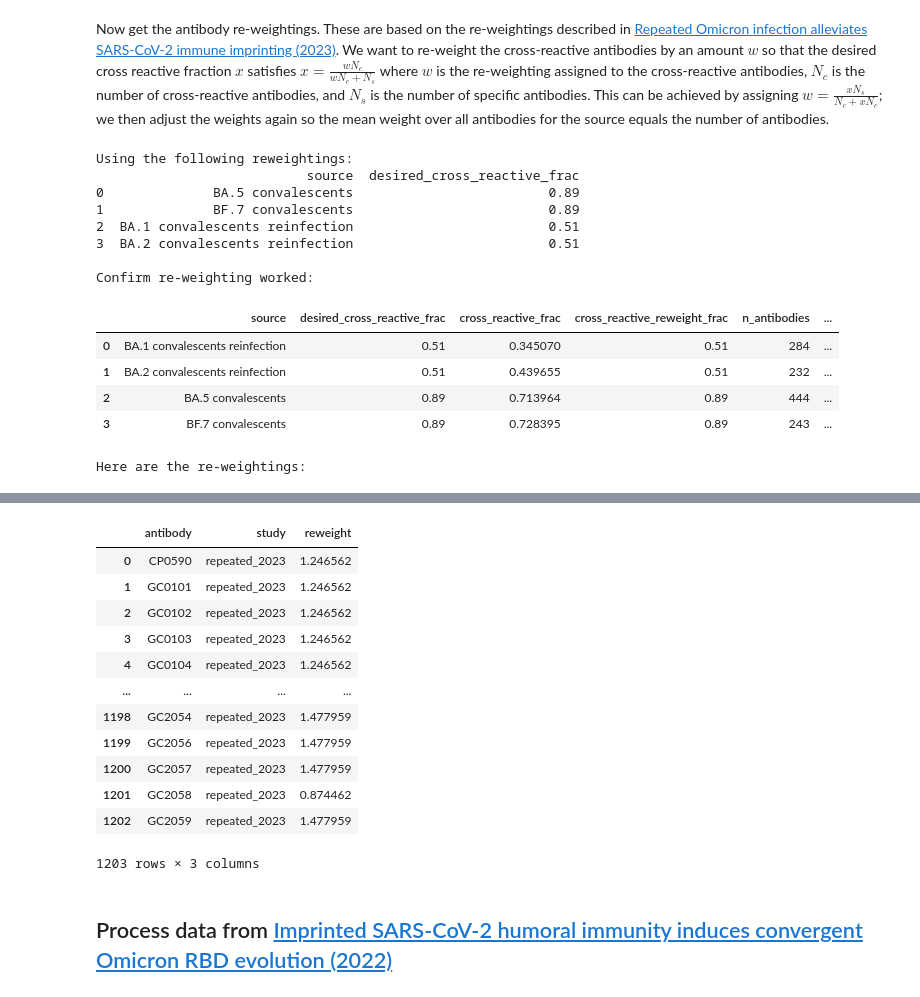
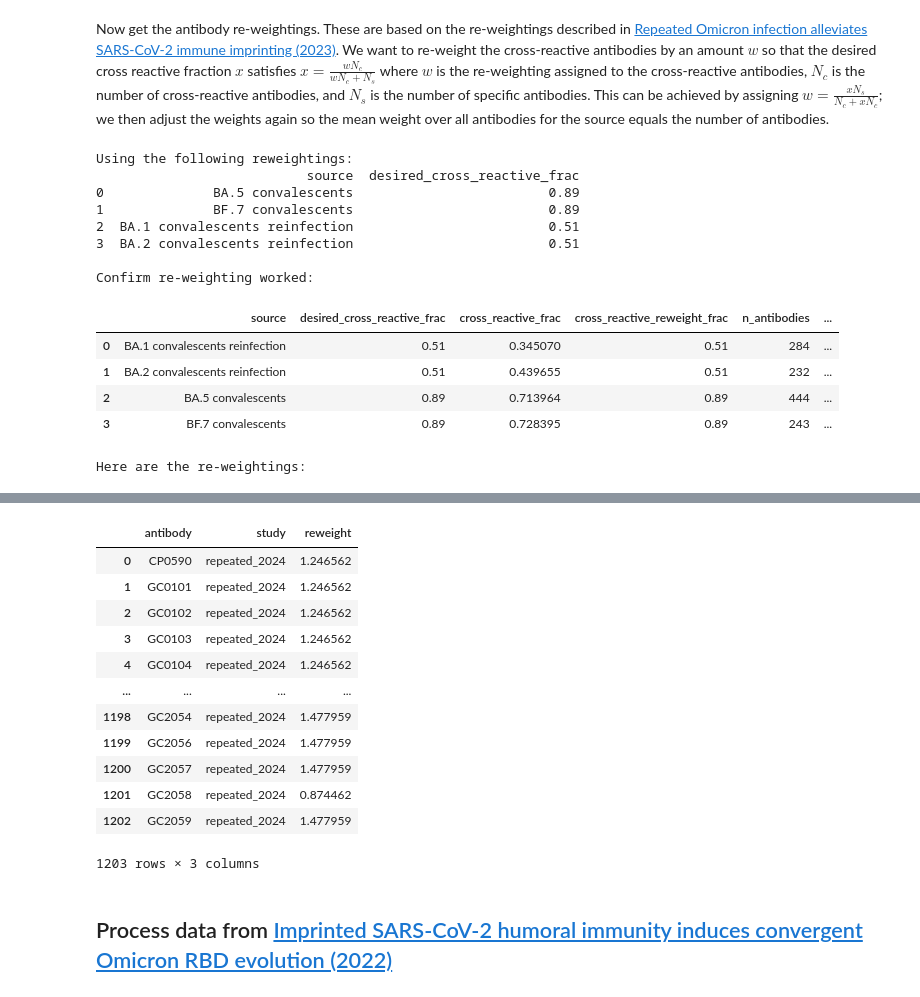
Before and after one commit to jbloomlab/SARS2-RBD-escape-calc, a Jupyter notebook: process_data.ipynb, the cells around one changed output, grey strips where cells are left out. Saved outputs shown, nothing was run; the diff lists cells and outputs as text; code cells hidden in the pictures.

```diff
--- a/process_data.ipynb
+++ b/process_data.ipynb
@@ -27,22 +27,22 @@ antibody_reweighting = config["antibody_reweighting"]
 # %%
 # read the data
-repeated_2023_info = (
+repeated_2024_info = (
     pd.read_csv("Cao_data/SARS-CoV-2-reinfection-DMS/antibody_info.csv")
     .rename(columns={"Unnamed: 0": "antibody"})
-).assign(study="repeated_2023")
+).assign(study="repeated_2024")
 
-assert len(repeated_2023_info) == repeated_2023_info["antibody"].nunique()
+assert len(repeated_2024_info) == repeated_2024_info["antibody"].nunique()
 # %%
 # get the antibody sources
-repeated_2023_source = (
-    repeated_2023_info
+repeated_2024_source = (
+    repeated_2024_info
     [["antibody", "source", "study"]]
     .query("source != 'WT mouse'")  # do not keep mouse antibodies
 )
 
 print("Number of antibodies from each source:")
 display(
-    repeated_2023_source
+    repeated_2024_source
     .groupby(["study", "source"])
     .aggregate(n_antibodies=pd.NamedAgg("antibody", "nunique"))
     .sort_values("n_antibodies", ascending=False)
@@ -123,8 +123,8 @@ Number of IC50s per antibody:
 | SARS; XBB; XBB.1.5; XBB.1.5.10 | 1 |
 # %%
 # get the binding reactivities
-repeated_2023_binding = (
-    repeated_2023_info
+repeated_2024_binding = (
+    repeated_2024_info
     .query("paper_reactivity != '--'")
     .assign(
         binds=lambda x: x["paper_reactivity"].map(
@@ -141,7 +141,7 @@ repeated_2023_binding = (
 
 print("\nBinding targets per antibody:")
 display(
-    repeated_2023_binding
+    repeated_2024_binding
     .groupby("antibody", as_index=False)
     .aggregate(binds=pd.NamedAgg("binds", lambda s: "; ".join(s)))
     .groupby("binds")
@@ -186,22 +186,22 @@ These are based on the re-weightings described in [Repeated Omicron infection al
 We want to re-weight the cross-reactive antibodies by an amount $w$ so that the desired cross reactive fraction $x$ satisfies $x = \frac{w N_c}{w N_c + N_s}$ where $w$ is the re-weighting assigned to the cross-reactive antibodies, $N_c$ is the number of cross-reactive antibodies, and $N_s$ is the number of specific antibodies.
 This can be achieved by assigning $w = \frac{x N_s}{N_c + x N_c}$; we then adjust the weights again so the mean weight over all antibodies for the source equals the number of antibodies.
 # %%
-repeated_2023_desired_reweighting = (
-    pd.Series(antibody_reweighting["repeated_2023"]["cross_reactive_weights"])
+repeated_2024_desired_reweighting = (
+    pd.Series(antibody_reweighting["repeated_2024"]["cross_reactive_weights"])
     .rename_axis("source")
     .rename("desired_cross_reactive_frac")
     .reset_index()
 )
-assert set(repeated_2023_desired_reweighting["source"]).issubset(repeated_2023_source["source"])
-print(f"Using the following reweightings:\n{repeated_2023_desired_reweighting}")
+assert set(repeated_2024_desired_reweighting["source"]).issubset(repeated_2024_source["source"])
+print(f"Using the following reweightings:\n{repeated_2024_desired_reweighting}")
 
-repeated_2023_reweighting = (
-    repeated_2023_binding
+repeated_2024_reweighting = (
+    repeated_2024_binding
     .groupby("antibody", as_index=False)
     .aggregate(n_binds=pd.NamedAgg("binds", "nunique"))
     .assign(cross_reactive=lambda x: x["n_binds"] == 2)
-    .merge(repeated_2023_source, on="antibody", validate="one_to_one")
-    .merge(repeated_2023_desired_reweighting, on="source", validate="many_to_one")
+    .merge(repeated_2024_source, on="antibody", validate="one_to_one")
+    .merge(repeated_2024_desired_reweighting, on="source", validate="many_to_one")
     .assign(
         N_c=lambda x: x.groupby("source")["cross_reactive"].transform("sum"),
         N=lambda x: x.groupby("source")["antibody"].transform("count"),
@@ -225,7 +225,7 @@ repeated_2023_reweighting = (
 
 print("\nConfirm re-weighting worked:")
 display(
-    repeated_2023_reweighting
+    repeated_2024_reweighting
     .assign(cross_reactive_reweight=lambda x: x["cross_reactive"] * x["reweight"])
     .groupby(["source", "desired_cross_reactive_frac", "cross_reactive_frac"], as_index=False)
     .aggregate(
@@ -237,7 +237,7 @@ display(
     )
     .drop(columns=["reweighted_cross_reactive_sum", "reweighted_sum"])
     .merge(
-        repeated_2023_reweighting
+        repeated_2024_reweighting
         .groupby("source", as_index=False)
         .aggregate(
             n_antibodies=pd.NamedAgg("antibody", "nunique"),
@@ -248,7 +248,7 @@ display(
 
 print("\nHere are the re-weightings:")
 display(
-    repeated_2023_reweighting
+    repeated_2024_reweighting
     [["study", "source", "cross_reactive", "reweight"]]
     .drop_duplicates()
     .sort_values(["source", "cross_reactive"])
@@ -256,12 +256,12 @@ display(
 )
 
 # get the reweightings
-repeated_2023_reweighting = (
-    repeated_2023_reweighting
+repeated_2024_reweighting = (
+    repeated_2024_reweighting
     [["antibody", "study", "reweight"]]
 )
 
-repeated_2023_reweighting
+repeated_2024_reweighting
 # %% [output]
 Using the following reweightings:
                            source  desired_cross_reactive_frac
@@ -289,15 +289,15 @@ Here are the re-weightings:
 |  | antibody | study | reweight |
-| 0 | CP0590 | repeated_2023 | 1.246562 |
-| 1 | GC0101 | repeated_2023 | 1.246562 |
-| 2 | GC0102 | repeated_2023 | 1.246562 |
-| 3 | GC0103 | repeated_2023 | 1.246562 |
-| 4 | GC0104 | repeated_2023 | 1.246562 |
+| 0 | CP0590 | repeated_2024 | 1.246562 |
+| 1 | GC0101 | repeated_2024 | 1.246562 |
+| 2 | GC0102 | repeated_2024 | 1.246562 |
+| 3 | GC0103 | repeated_2024 | 1.246562 |
+| 4 | GC0104 | repeated_2024 | 1.246562 |
 | ... | ... | ... | ... |
-| 1198 | GC2054 | repeated_2023 | 1.477959 |
-| 1199 | GC2056 | repeated_2023 | 1.477959 |
-| 1200 | GC2057 | repeated_2023 | 1.477959 |
-| 1201 | GC2058 | repeated_2023 | 0.874462 |
-| 1202 | GC2059 | repeated_2023 | 1.477959 |
+| 1198 | GC2054 | repeated_2024 | 1.477959 |
+| 1199 | GC2056 | repeated_2024 | 1.477959 |
+| 1200 | GC2057 | repeated_2024 | 1.477959 |
+| 1201 | GC2058 | repeated_2024 | 0.874462 |
+| 1202 | GC2059 | repeated_2024 | 1.477959 |
 1203 rows × 3 columns
 # %% [markdown]
 ## Process data from [Imprinted SARS-CoV-2 humoral immunity induces convergent Omicron RBD evolution (2022)](https://www.nature.com/articles/s41586-022-05644-7)
```
Also changed, not shown: parts of 10 cells of this notebook, 4 other files.
